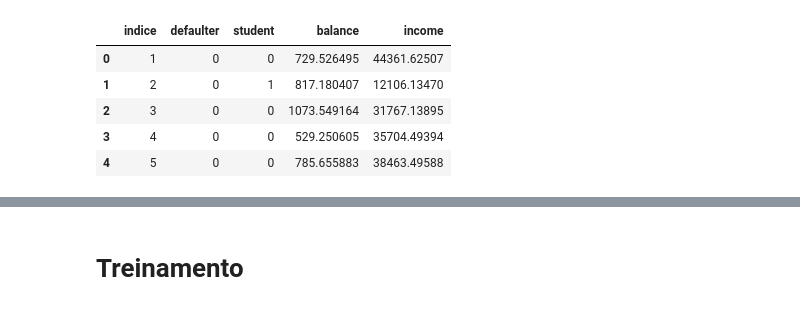
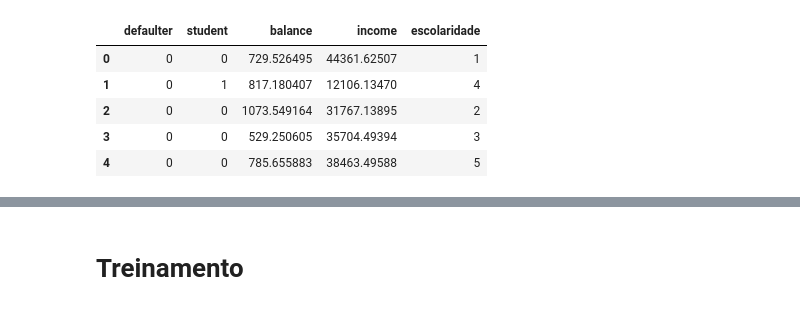
Before and after one commit to CauaRibeiroXY/DadosDesbalanceados, a Jupyter notebook: Etapa1.ipynb, the cells around one changed output, grey strips where cells are left out. Cells and saved outputs as stored; diff of their text form; code cells hidden in the pictures.

```diff
--- a/Etapa1.ipynb
+++ b/Etapa1.ipynb
@@ -25,12 +46,12 @@ import warnings
 sb.set_style("dark")
 warnings.filterwarnings('ignore')
 # %%
-database = pd.read_csv('credit_card_defaulter.csv')
+database = pd.read_csv('cardcredit.csv')
 database.head()
 # %% [output]
-|  | indice | defaulter | student | balance | income |
-| 0 | 1 | 0 | 0 | 729.526495 | 44361.62507 |
-| 1 | 2 | 0 | 1 | 817.180407 | 12106.13470 |
-| 2 | 3 | 0 | 0 | 1073.549164 | 31767.13895 |
-| 3 | 4 | 0 | 0 | 529.250605 | 35704.49394 |
-| 4 | 5 | 0 | 0 | 785.655883 | 38463.49588 |
+|  | defaulter | student | balance | income | escolaridade |
+| 0 | 0 | 0 | 729.526495 | 44361.62507 | 1 |
+| 1 | 0 | 1 | 817.180407 | 12106.13470 | 4 |
+| 2 | 0 | 0 | 1073.549164 | 31767.13895 | 2 |
+| 3 | 0 | 0 | 529.250605 | 35704.49394 | 3 |
+| 4 | 0 | 0 | 785.655883 | 38463.49588 | 5 |
```
Also changed, not shown: parts of 21 cells of this notebook.
